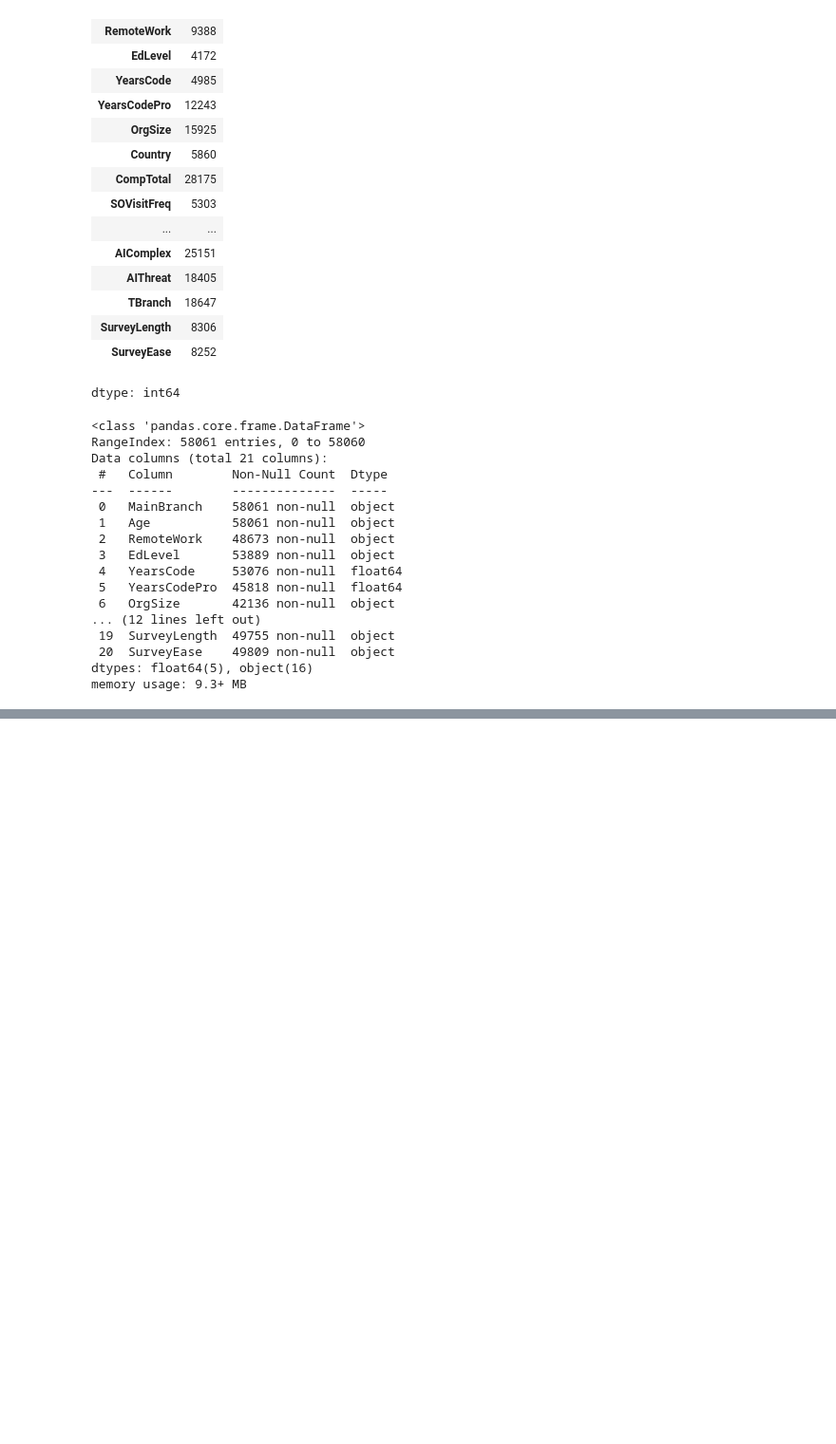
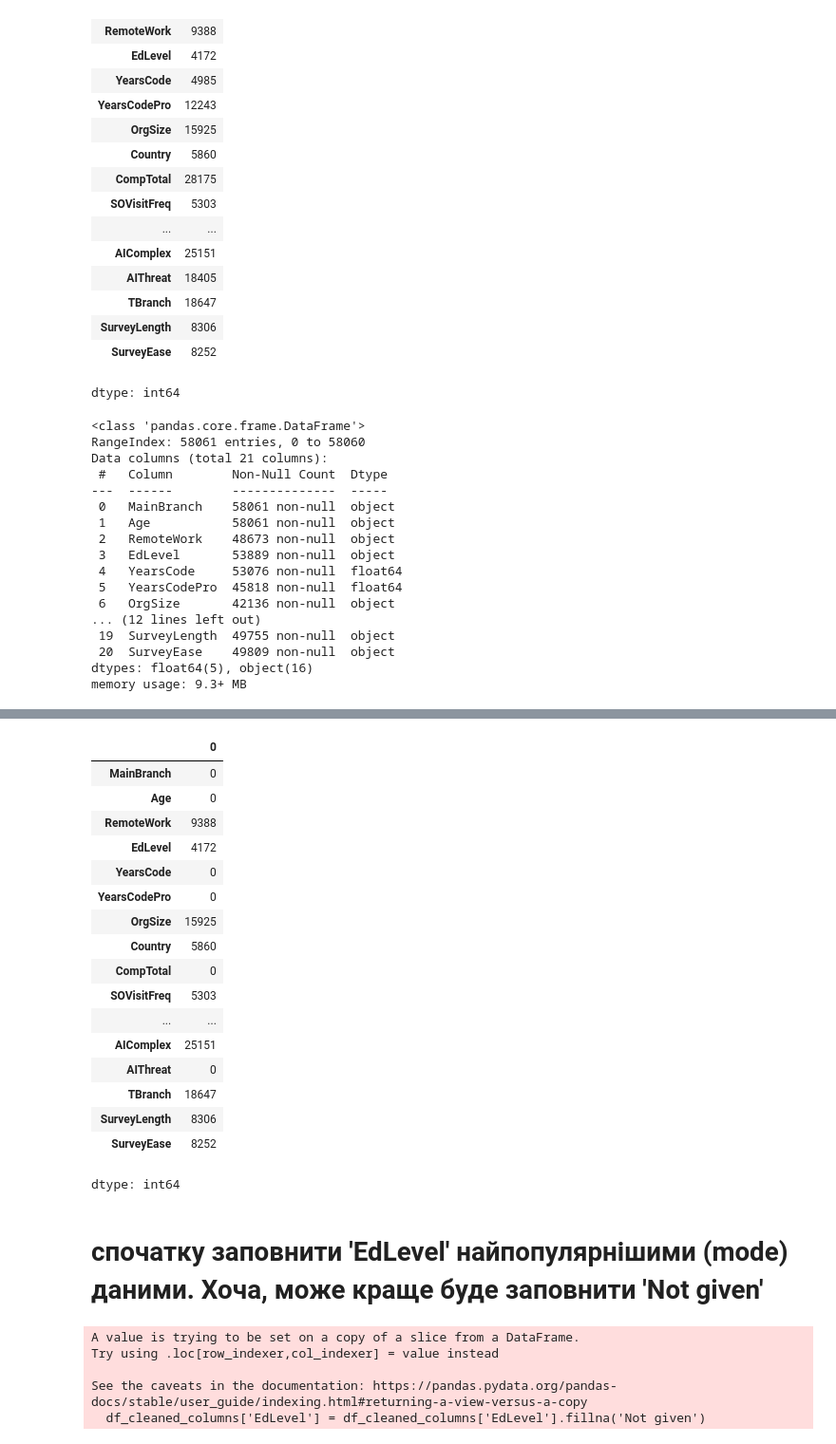
Before and after one commit to dmuman/ML-labs, a Jupyter notebook: lab2/lab2_tutorial.ipynb, the cells around one changed output, grey strips where cells are left out. Shown: that part at 95% size. Saved outputs shown, nothing was run; the diff lists cells and outputs as text; code cells hidden in the pictures; blank space fills up the shorter version.

```diff
--- a/lab2/lab2_tutorial.ipynb
+++ b/lab2/lab2_tutorial.ipynb
@@ -311,0 +329,3 @@ dtype: float64
+# %%
+for column in float_columns:
+  df_cleaned_columns[column] = df_cleaned_columns[column].fillna(df_cleaned_columns.groupby('Age')[column].transform('median'))
@@ -311,0 +350,31 @@ dtype: float64
+# %%
+df_cleaned_columns.isnull().sum()
+# %% [output]
+|  | 0 |
+| MainBranch | 0 |
+| Age | 0 |
+| RemoteWork | 9388 |
+| EdLevel | 4172 |
+| YearsCode | 0 |
+| YearsCodePro | 0 |
+| OrgSize | 15925 |
+| Country | 5860 |
+| CompTotal | 0 |
+| SOVisitFreq | 5303 |
+| ... | ... |
+| AIComplex | 25151 |
+| AIThreat | 0 |
+| TBranch | 18647 |
+| SurveyLength | 8306 |
+| SurveyEase | 8252 |
+dtype: int64
+# %% [markdown]
+# спочатку заповнити 'EdLevel' найпопулярнішими (mode) даними. Хоча, може краще буде заповнити 'Not given'
+# %%
+df_cleaned_columns['EdLevel'] = df_cleaned_columns['EdLevel'].fillna('Not given')
+# %% [output]
+A value is trying to be set on a copy of a slice from a DataFrame.
+Try using .loc[row_indexer,col_indexer] = value instead
+
+See the caveats in the documentation: https://pandas.pydata.org/pandas-docs/stable/user_guide/indexing.html#returning-a-view-versus-a-copy
+  df_cleaned_columns['EdLevel'] = df_cleaned_columns['EdLevel'].fillna('Not given')
```
Also changed, not shown: parts of 6 cells of this notebook.
